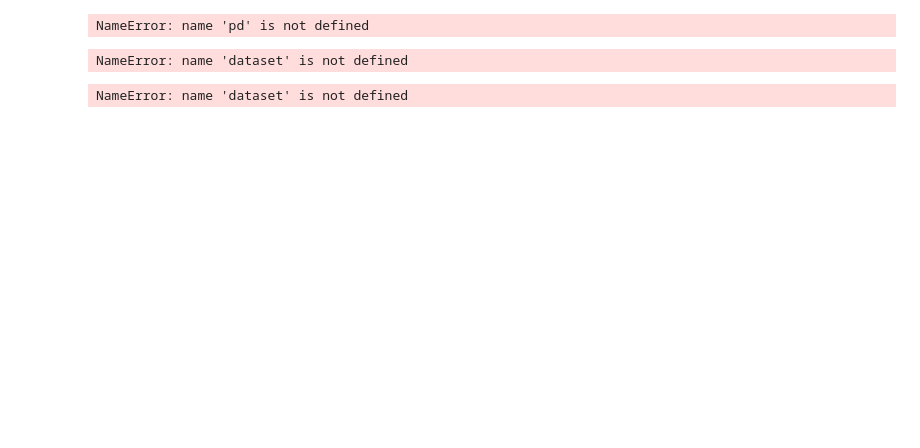
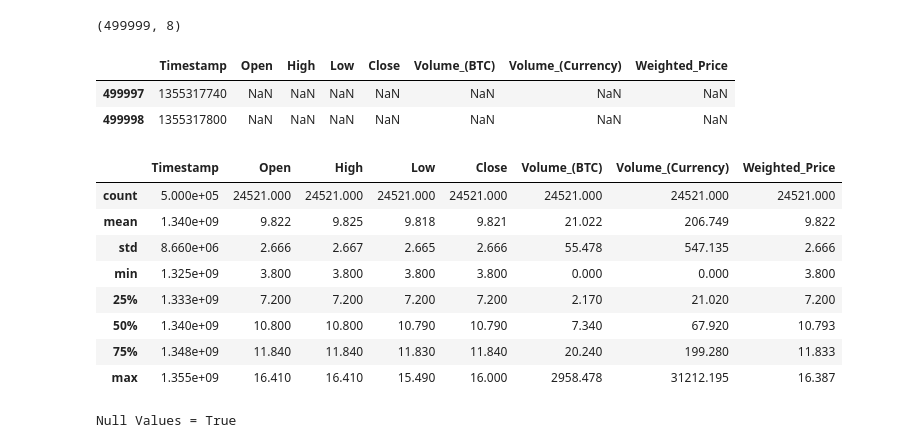
Before and after one commit to dlama001/Final-project-ML4T-large-cap-cryptos-, a Jupyter notebook: Bitcoin Trading Strategy.ipynb, the cells around one changed output. Cells and saved outputs as stored; diff of their text form; code cells hidden in the pictures; blank space fills up the shorter version.

```diff
--- a/Bitcoin Trading Strategy.ipynb
+++ b/Bitcoin Trading Strategy.ipynb
@@ -17,4 +27,3 @@ ModuleNotFoundError: No module named 'zipline'
 # %%
-dataset = pd.read_csv('BitstampData.csv')
+# load dataset
+dataset = pd.read_csv('BitstampData_sample.csv')
-# %% [output]
-NameError: name 'pd' is not defined
@@ -21,7 +34,32 @@ NameError: name 'pd' is not defined
 # %%
+# shape
 dataset.shape
-# peek at data
-set_option('display.width', 100)
-dataset.tail(2)
 # %% [output]
-NameError: name 'dataset' is not defined
+(499999, 8)
+# %%
+# peek at data
+set_option('display.width', 100)
+dataset.tail(2)
+# %% [output]
+|  | Timestamp | Open | High | Low | Close | Volume_(BTC) | Volume_(Currency) | Weighted_Price |
+| 499997 | 1355317740 | NaN | NaN | NaN | NaN | NaN | NaN | NaN |
+| 499998 | 1355317800 | NaN | NaN | NaN | NaN | NaN | NaN | NaN |
+# %%
+# describe data
+set_option('precision', 3)
+dataset.describe()
+# %% [output]
+|  | Timestamp | Open | High | Low | Close | Volume_(BTC) | Volume_(Currency) | Weighted_Price |
+| count | 5.000e+05 | 24521.000 | 24521.000 | 24521.000 | 24521.000 | 24521.000 | 24521.000 | 24521.000 |
+| mean | 1.340e+09 | 9.822 | 9.825 | 9.818 | 9.821 | 21.022 | 206.749 | 9.822 |
+| std | 8.660e+06 | 2.666 | 2.667 | 2.665 | 2.666 | 55.478 | 547.135 | 2.666 |
+| min | 1.325e+09 | 3.800 | 3.800 | 3.800 | 3.800 | 0.000 | 0.000 | 3.800 |
+| 25% | 1.333e+09 | 7.200 | 7.200 | 7.200 | 7.200 | 2.170 | 21.020 | 7.200 |
+| 50% | 1.340e+09 | 10.800 | 10.800 | 10.790 | 10.790 | 7.340 | 67.920 | 10.793 |
+| 75% | 1.348e+09 | 11.840 | 11.840 | 11.830 | 11.840 | 20.240 | 199.280 | 11.833 |
+| max | 1.355e+09 | 16.410 | 16.410 | 15.490 | 16.000 | 2958.478 | 31212.195 | 16.387 |
+# %%
+#Checking for any null values and removing the null values'''
+print('Null Values =',dataset.isnull().values.any())
+# %% [output]
+Null Values = True
@@ -28,12 +70,12 @@ NameError: name 'dataset' is not defined
 # %%
+# Initialize the `signals` DataFrame with the `signal` column
+#datas['PriceMove'] = 0.0
+
 # Create short simple moving average over the short window
-dataset['short_mavg'] = dataset['Close'].rolling(window=10, min_periods=1,\
-center=False).mean()
+dataset['short_mavg'] = dataset['Close'].rolling(window=10, min_periods=1, center=False).mean()
+
 # Create long simple moving average over the long window
-dataset['long_mavg'] = dataset['Close'].rolling(window=60, min_periods=1,\
-center=False).mean()
+dataset['long_mavg'] = dataset['Close'].rolling(window=60, min_periods=1, center=False).mean()
+
 # Create signals
-dataset['signal'] = np.where(dataset['short_mavg'] >
-dataset['long_mavg'], 1.0, 0.0)
+dataset['signal'] = np.where(dataset['short_mavg'] > dataset['long_mavg'], 1.0, 0.0)
-# %% [output]
-NameError: name 'dataset' is not defined
```
Also changed, not shown: parts of 24 cells of this notebook, 1 other file.
